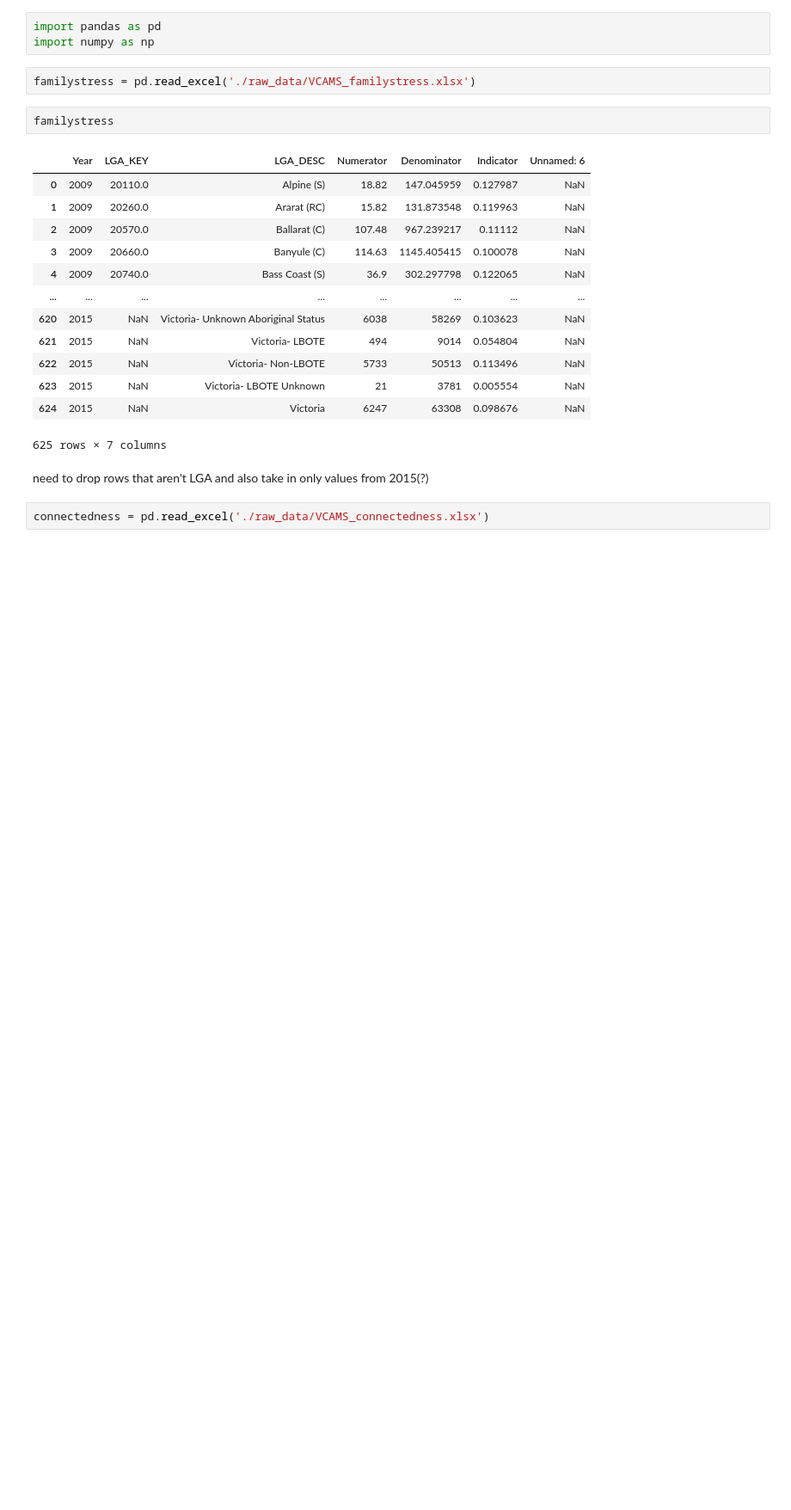
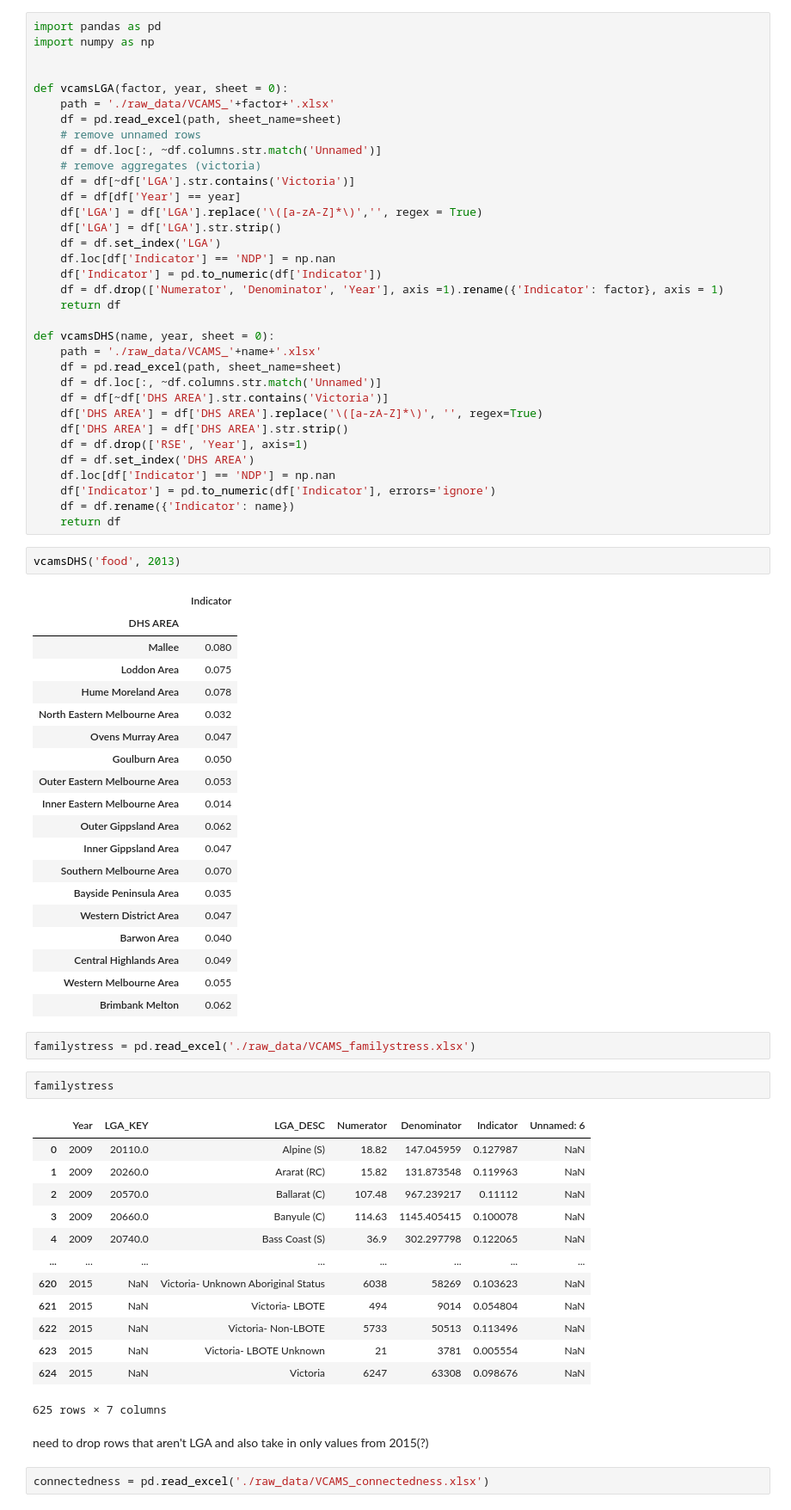
Before and after one commit to owowouwu/Youth-DS-Project, a Jupyter notebook: excel.ipynb, the cells around one changed output. Shown at 86% size. Drawn from its saved outputs; the diff is of its cells as text; blank space fills up the shorter version.

Commit message:
processing of all DHS data sets

```diff
--- a/excel.ipynb
+++ b/excel.ipynb
@@ -1,6 +1,59 @@
-# %%
-import pandas as pd
-import numpy as np
+# %%
+import pandas as pd
+import numpy as np
+
+
+def vcamsLGA(factor, year, sheet = 0):
+    path = './raw_data/VCAMS_'+factor+'.xlsx'
+    df = pd.read_excel(path, sheet_name=sheet)
+    # remove unnamed rows
+    df = df.loc[:, ~df.columns.str.match('Unnamed')]
+    # remove aggregates (victoria)
+    df = df[~df['LGA'].str.contains('Victoria')]
+    df = df[df['Year'] == year]
+    df['LGA'] = df['LGA'].replace('\([a-zA-Z]*\)','', regex = True)
+    df['LGA'] = df['LGA'].str.strip()
+    df = df.set_index('LGA')
+    df.loc[df['Indicator'] == 'NDP'] = np.nan
+    df['Indicator'] = pd.to_numeric(df['Indicator'])
+    df = df.drop(['Numerator', 'Denominator', 'Year'], axis =1).rename({'Indicator': factor}, axis = 1)
+    return df
+
+def vcamsDHS(name, year, sheet = 0):
+    path = './raw_data/VCAMS_'+name+'.xlsx'
+    df = pd.read_excel(path, sheet_name=sheet)
+    df = df.loc[:, ~df.columns.str.match('Unnamed')]
+    df = df[~df['DHS AREA'].str.contains('Victoria')]
+    df['DHS AREA'] = df['DHS AREA'].replace('\([a-zA-Z]*\)', '', regex=True)
+    df['DHS AREA'] = df['DHS AREA'].str.strip()
+    df = df.drop(['RSE', 'Year'], axis=1)
+    df = df.set_index('DHS AREA')
+    df.loc[df['Indicator'] == 'NDP'] = np.nan
+    df['Indicator'] = pd.to_numeric(df['Indicator'], errors='ignore')
+    df = df.rename({'Indicator': name})
+    return df
+# %%
+vcamsDHS('food', 2013)
+# %% [output]
+|  | Indicator |
+| DHS AREA |  |
+| Mallee | 0.080 |
+| Loddon Area | 0.075 |
+| Hume Moreland Area | 0.078 |
+| North Eastern Melbourne Area | 0.032 |
+| Ovens Murray Area | 0.047 |
+| Goulburn Area | 0.050 |
+| Outer Eastern Melbourne Area | 0.053 |
+| Inner Eastern Melbourne Area | 0.014 |
+| Outer Gippsland Area | 0.062 |
+| Inner Gippsland Area | 0.047 |
+| Southern Melbourne Area | 0.070 |
+| Bayside Peninsula Area | 0.035 |
+| Western District Area | 0.047 |
+| Barwon Area | 0.040 |
+| Central Highlands Area | 0.049 |
+| Western Melbourne Area | 0.055 |
+| Brimbank Melton | 0.062 |
 # %%
 familystress = pd.read_excel('./raw_data/VCAMS_familystress.xlsx')
 # %%
```
Also changed, not shown: 31 other files.
